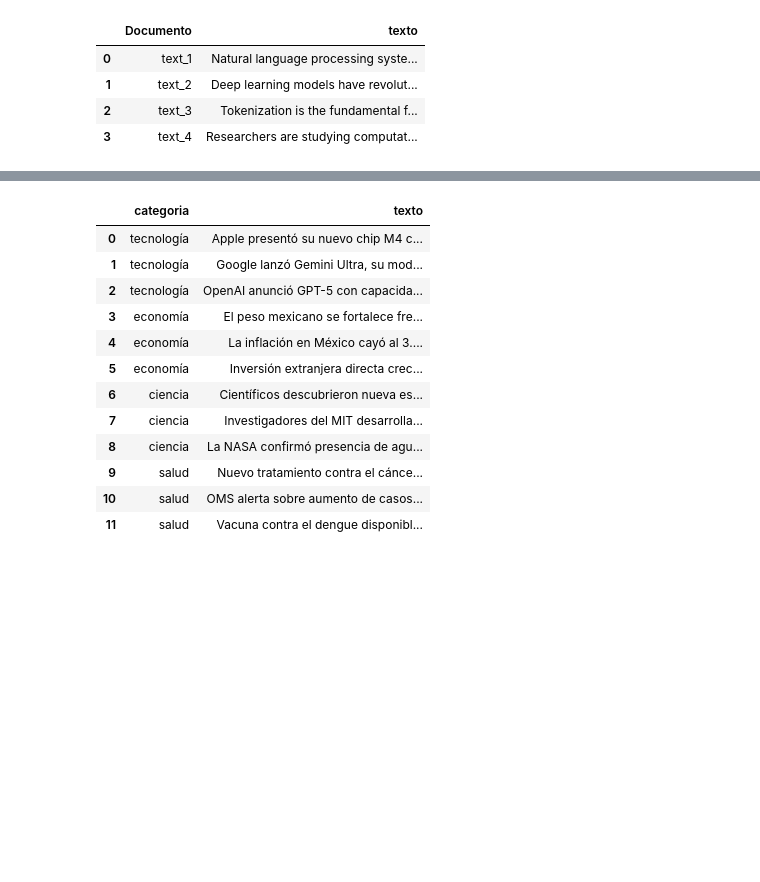
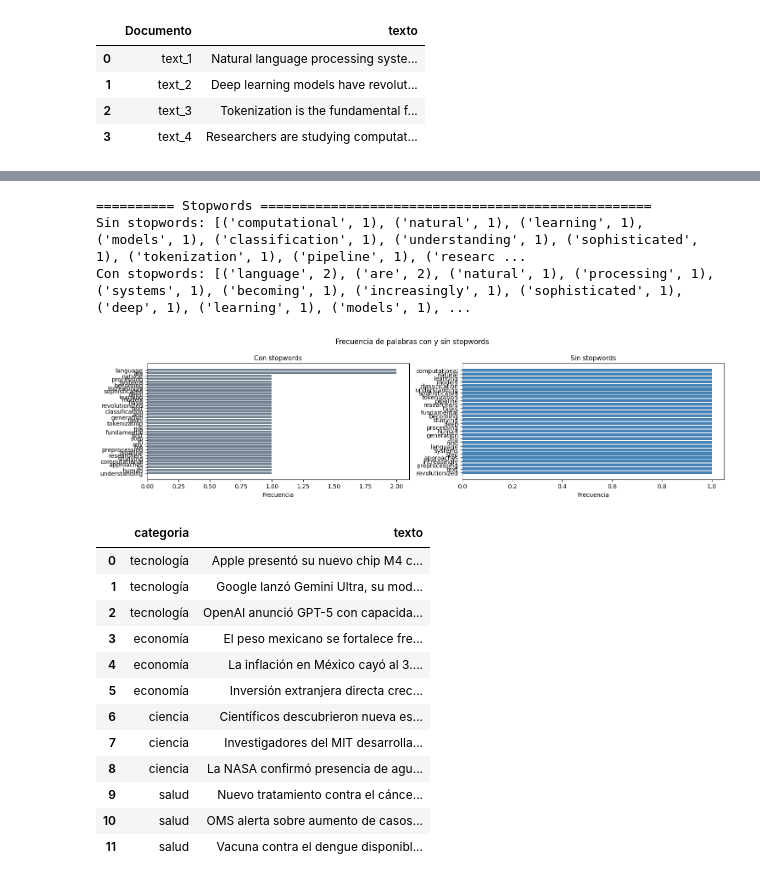
Before and after one commit to echaparro/Procesamiento_Natural_del_Lenguaje_2026, a Jupyter notebook: Modulo I/Actividad2_PipelineTokenizacionStemmerLematizacion.ipynb, the cells around one changed output, grey strips where cells are left out. Cells and saved outputs as stored; diff of their text form; code cells hidden in the pictures; blank space fills up the shorter version.

```diff
--- a/Modulo I/Actividad2_PipelineTokenizacionStemmerLematizacion.ipynb
+++ b/Modulo I/Actividad2_PipelineTokenizacionStemmerLematizacion.ipynb
@@ -46,0 +388,9 @@ df_corpus_en
+# %%
+print("="*10,"lematizacion","="*50)
+for index, row in df_corpus_en.iterrows():
+    print("="*10,f"{row['Documento']}","="*50)
+    text = nlp_cleaning_eng.preprocesar(row['texto'])
+    print(f"Original: {nlp_cleaning_eng.Tokenizar_Palabras_NLTK(text)}")
+    print(f"Lematizacion: {nlp_cleaning_eng.lematizacion(text)}")
+
+    print()
@@ -47,3 +414,23 @@ df_corpus_en
+# %%
+print("="*10,"Stopwords","="*50)
+texto = ""
+for index, row in df_corpus_en.iterrows():
+    texto+= row['texto'] + " "
+
+textoProcesado = nlp_cleaning_eng.preprocesar(texto)
+sin_stopwords = nlp_cleaning_eng.remover_stopwordsM(textoProcesado)
+con_stopwords = nlp_cleaning_eng.Tokenizar_Palabras_NLTK(textoProcesado)
+sin_stopwords_freq = Counter(sin_stopwords).most_common()
+con_stopwords_freq = Counter(con_stopwords).most_common()
+print(f"Sin stopwords: {sin_stopwords_freq}")
+print(f"Con stopwords: {con_stopwords_freq}")
+
+nlp_cleaning_eng.graficar_frecuencia( con_stopwords,sin_stopwords, "Frecuencia de palabras con y sin stopwords",50)
+# %% [output]
+========== Stopwords ==================================================
+Sin stopwords: [('computational', 1), ('natural', 1), ('learning', 1), ('models', 1), ('classification', 1), ('understanding', 1), ('sophisticated', 1), ('tokenization', 1), ('pipeline', 1), ('researc ...
+Con stopwords: [('language', 2), ('are', 2), ('natural', 1), ('processing', 1), ('systems', 1), ('becoming', 1), ('increasingly', 1), ('sophisticated', 1), ('deep', 1), ('learning', 1), ('models', 1), ...
+[figure, added]
 # %%
 #  Corpus de noticias en español
 noticias = [
```
Also changed, not shown: parts of 10 cells of this notebook.
